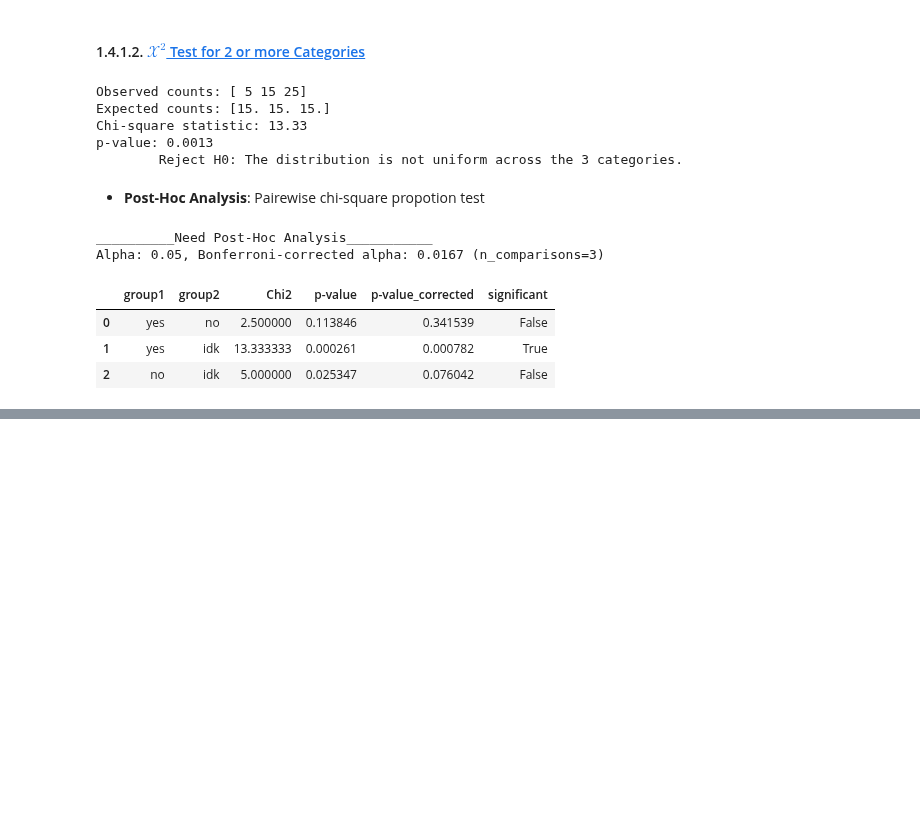
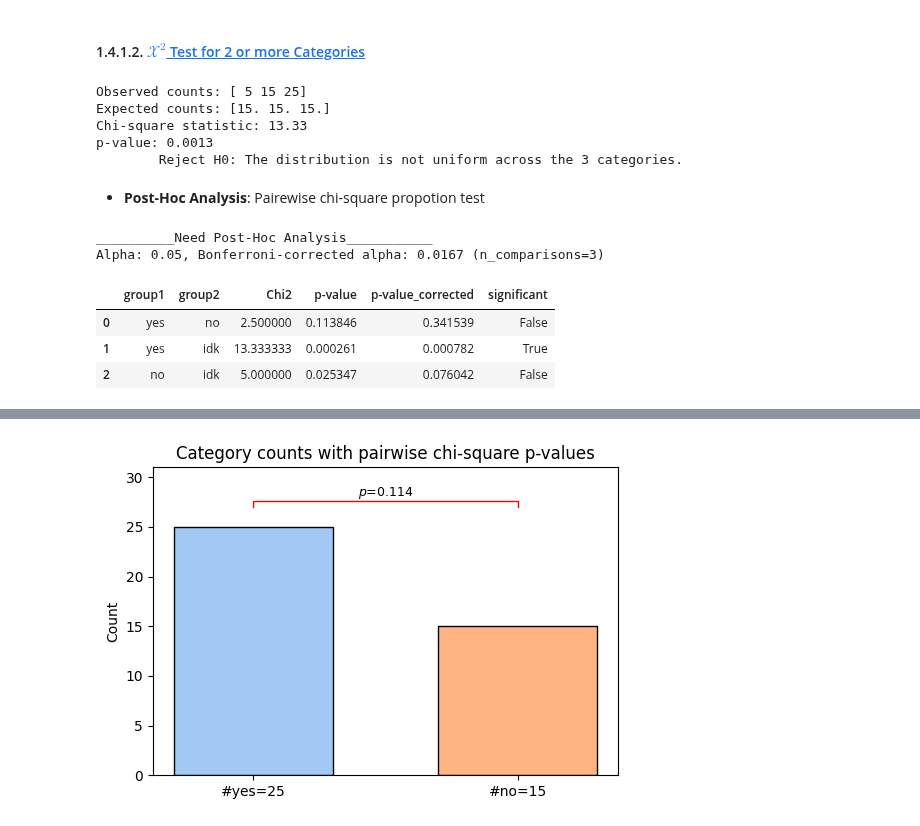
Before and after one commit to rammah83/Statistical_tasks, a Jupyter notebook: cat_1_var.ipynb, the cells around one changed output, grey strips where cells are left out. Saved outputs shown, nothing was run; the diff lists cells and outputs as text; code cells hidden in the pictures; blank space fills up the shorter version.

Commit message:
Feat: cat_univar plot counts with p-values annotated

```diff
--- a/cat_1_var.ipynb
+++ b/cat_1_var.ipynb
@@ -270,3 +270,93 @@ Alpha: 0.05, Bonferroni-corrected alpha: 0.0167 (n_comparisons=3)
 | 0 | yes | no | 2.500000 | 0.113846 | 0.341539 | False |
 | 1 | yes | idk | 13.333333 | 0.000261 | 0.000782 | True |
 | 2 | no | idk | 5.000000 | 0.025347 | 0.076042 | False |
+# %%
+
+def plot_category_counts_with_pvalues(
+    X,
+    alpha=0.05,
+    correction="bonferroni",
+    ax=None,
+    palette=None,
+    title="Category counts with pairwise chi-square p-values",
+):
+    """Plot category counts and annotate pairwise chi-square p-values."""
+    if isinstance(X, pd.Series):
+        data = X.dropna()
+    else:
+        data = pd.Series(X).dropna()
+    if data.empty:
+        raise ValueError("Input data contains no non-missing values.")
+    counts = data.value_counts()
+    categories = counts.index.tolist()
+    positions = list(range(len(categories)))
+    if ax is None:
+        fig, ax = plt.subplots(figsize=(6, 4))
+    else:
+        fig = ax.figure
+    if palette is None:
+        colors = sns.color_palette("pastel", len(categories))
+    elif isinstance(palette, str):
+        colors = sns.color_palette(palette, len(categories))
+    else:
+        colors = palette
+    ax.bar(positions, counts.values, color=colors[: len(categories)], width=0.6, edgecolor="black")
+    ax.set_xticks(positions)
+    labels = [f"#{label}={count}" for label, count in counts.to_dict().items()]
+    ax.set_xticks(ticks=np.arange(len(labels)), labels=labels)
+    # ax.set_xticklabels(categories)
+    ax.set_ylabel("Count")
+    ax.set_title(title)
+    from itertools import combinations
+    combos = list(combinations(categories, 2))
+    results = []
+    if combos:
+        n_comparisons = len(combos)
+        y_max = counts.max()
+        y_step = max(y_max * 0.08, 0.5)
+        for idx, (cat1, cat2) in enumerate(combos):
+            observed = counts.loc[[cat1, cat2]].values
+            chi2, pval = chisquare(observed)
+            if correction and correction.lower() == "bonferroni":
+                pval_display = min(pval * n_comparisons, 1.0)
+            else:
+                pval_display = pval
+            is_sig = pval_display < alpha
+            results.append(
+                {
+                    "group1": cat1,
+                    "group2": cat2,
+                    "chi2": chi2,
+                    "p_value": pval,
+                    "p_value_display": pval_display,
+                    "significant": is_sig,
+                }
+            )
+            x1 = categories.index(cat1)
+            x2 = categories.index(cat2)
+            y = y_max + y_step * (idx + 1)
+            ax.plot(
+                [x1, x1, x2, x2],
+                [y, y + y_step * 0.3, y + y_step * 0.3, y],
+                color="green" if is_sig else "red",
+                linewidth=1,
+            )
+            label = f"$p$={pval_display:.3f}"
+            if is_sig:
+                label += " *"
+            ax.text(
+                (x1 + x2) / 2,
+                y + y_step * 0.3,
+                label,
+                ha="center",
+                va="bottom",
+                fontsize=9,
+            )
+        ax.set_ylim(0, y_max + y_step * (len(combos) + 2))
+    else:
+        ax.set_ylim(0, counts.max() * 1.1)
+    df_results = pd.DataFrame(results)
+    return fig, ax, df_results
+fig, ax, posthoc = plot_category_counts_with_pvalues(X[X!='idk'], alpha=0.05)
+display(posthoc)
+# %% [output]
@@ -272,0 +365 @@ Alpha: 0.05, Bonferroni-corrected alpha: 0.0167 (n_comparisons=3)
+[figure, added]
```
Also changed, not shown: parts of 1 cell of this notebook.
